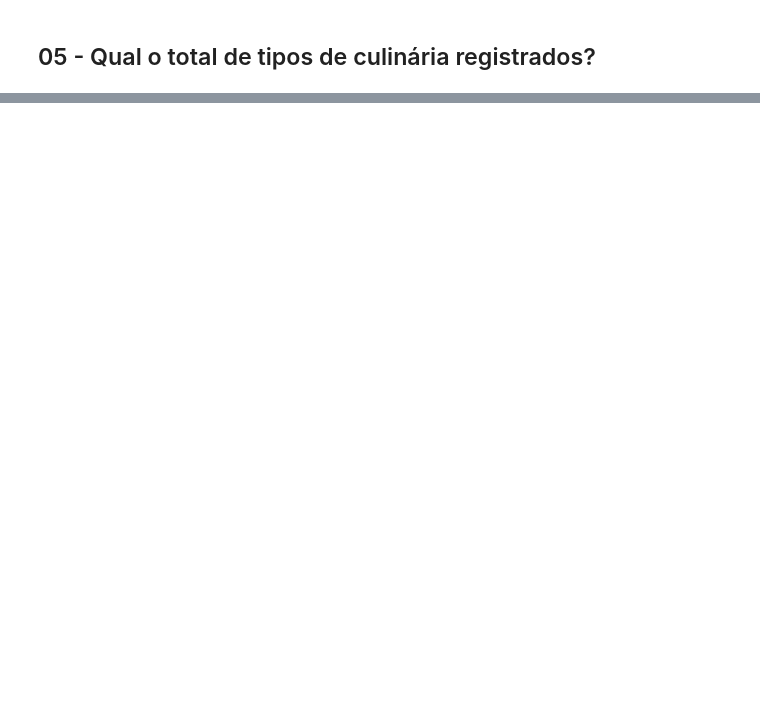
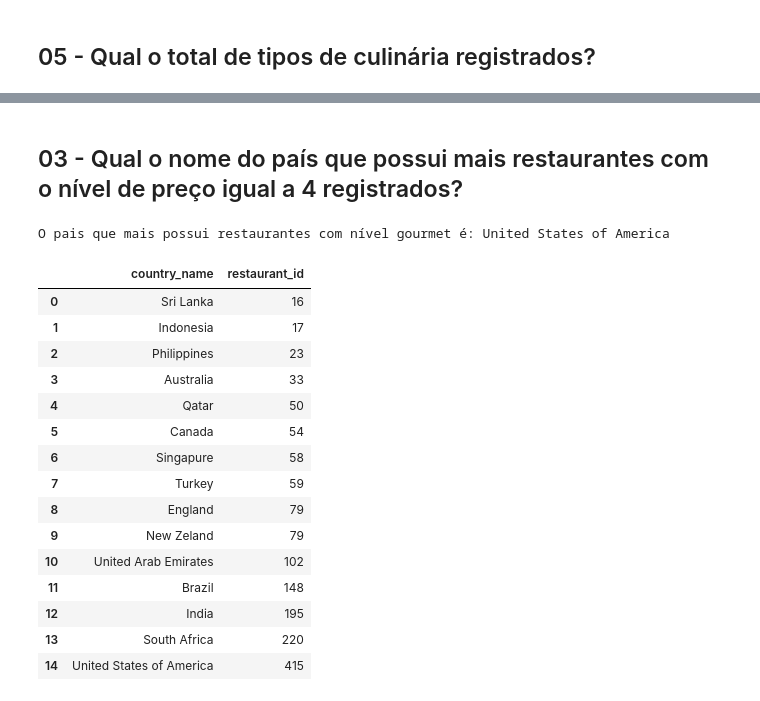
Before and after one commit to LuiMagno/DS_Notebooks, a Jupyter notebook: ComunidadeDS/FTC_Python/Projeto Final/ProjetoFinal - Geral.ipynb, the cells around one changed output, grey strips where cells are left out. Drawn from its saved outputs; the diff is of its cells as text; code cells hidden in the pictures; blank space fills up the shorter version.

```diff
--- a/ComunidadeDS/FTC_Python/Projeto Final/ProjetoFinal - Geral.ipynb
+++ b/ComunidadeDS/FTC_Python/Projeto Final/ProjetoFinal - Geral.ipynb
@@ -80,0 +111,25 @@ Kokoreç
+# %% [markdown]
+## 03 - Qual o nome do país que possui mais restaurantes com o nível de preço igual a 4 registrados?
+# %%
+cols = ['country_name', 'restaurant_id']
+restaurantes_nivel4 = df.loc[df['price_range'] == 'gourmet', cols].groupby('country_name').count().sort_values(by='restaurant_id').reset_index()
+print(f'O pais que mais possui restaurantes com nível gourmet é: {restaurantes_nivel4.iloc[-1,0]}')
+restaurantes_nivel4
+# %% [output]
+O pais que mais possui restaurantes com nível gourmet é: United States of America
+|  | country_name | restaurant_id |
+| 0 | Sri Lanka | 16 |
+| 1 | Indonesia | 17 |
+| 2 | Philippines | 23 |
+| 3 | Australia | 33 |
+| 4 | Qatar | 50 |
+| 5 | Canada | 54 |
+| 6 | Singapure | 58 |
+| 7 | Turkey | 59 |
+| 8 | England | 79 |
+| 9 | New Zeland | 79 |
+| 10 | United Arab Emirates | 102 |
+| 11 | Brazil | 148 |
+| 12 | India | 195 |
+| 13 | South Africa | 220 |
+| 14 | United States of America | 415 |
```
Also changed, not shown: parts of 31 cells of this notebook, 1 other file.
